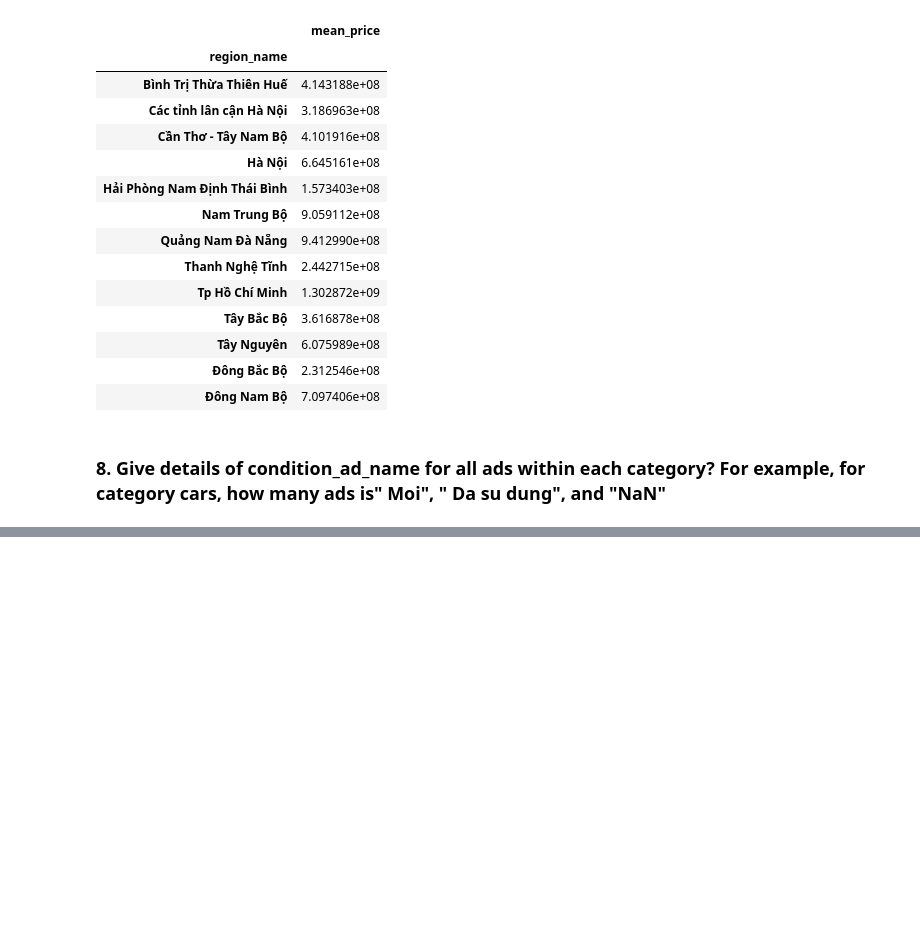
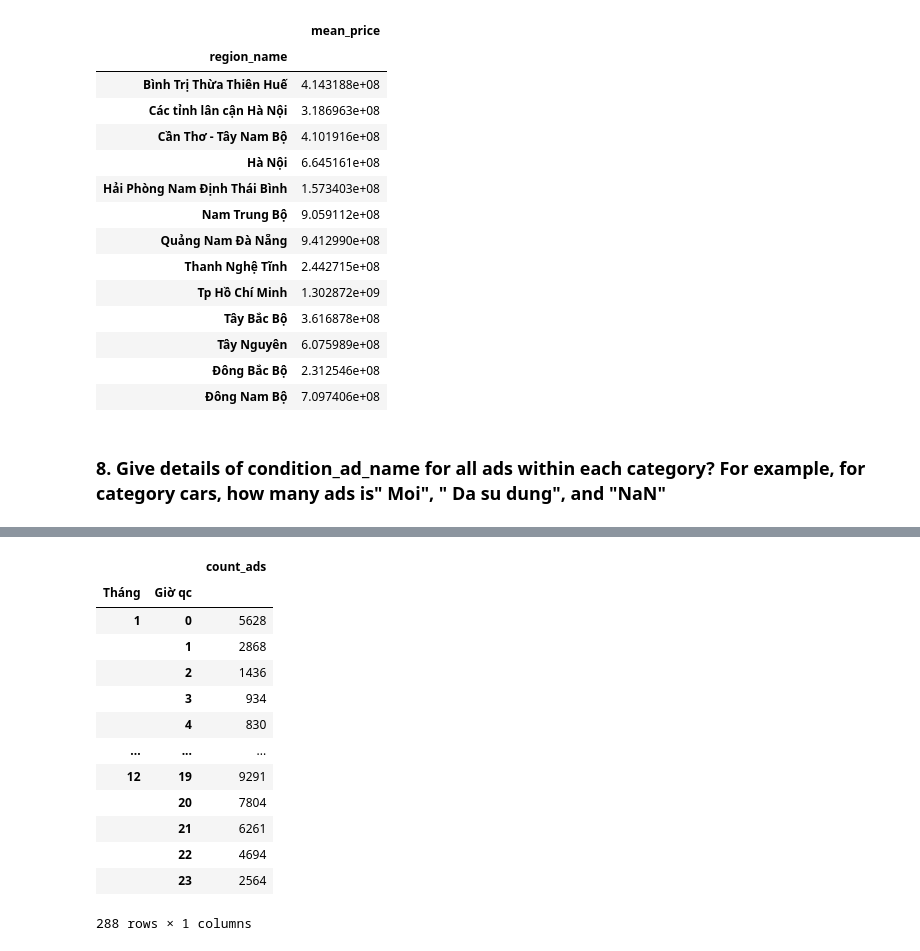
Before and after one commit to datacuriosity/MCI_Python_28S_Level_1, a Jupyter notebook: Assignments/Session_04/trinhtrinh.pandas1.ipynb, the cells around one changed output, grey strips where cells are left out. Cells and saved outputs as stored; diff of their text form; code cells hidden in the pictures; blank space fills up the shorter version.

```diff
--- a/Assignments/Session_04/trinhtrinh.pandas1.ipynb
+++ b/Assignments/Session_04/trinhtrinh.pandas1.ipynb
@@ -205,0 +305,18 @@ SyntaxError: invalid syntax (<ipython-input-57-807916109570>, line 1)
+# %%
+att7 = attention_df.groupby(['Tháng', 'Giờ qc']).agg(count_ads=('ad_id', 'nunique'))
+att7
+# %% [output]
+|  |  | count_ads |
+| Tháng | Giờ qc |  |
+| 1 | 0 | 5628 |
+|  | 1 | 2868 |
+|  | 2 | 1436 |
+|  | 3 | 934 |
+|  | 4 | 830 |
+| ... | ... | ... |
+| 12 | 19 | 9291 |
+|  | 20 | 7804 |
+|  | 21 | 6261 |
+|  | 22 | 4694 |
+|  | 23 | 2564 |
+288 rows × 1 columns
```
Also changed, not shown: parts of 15 cells of this notebook.
